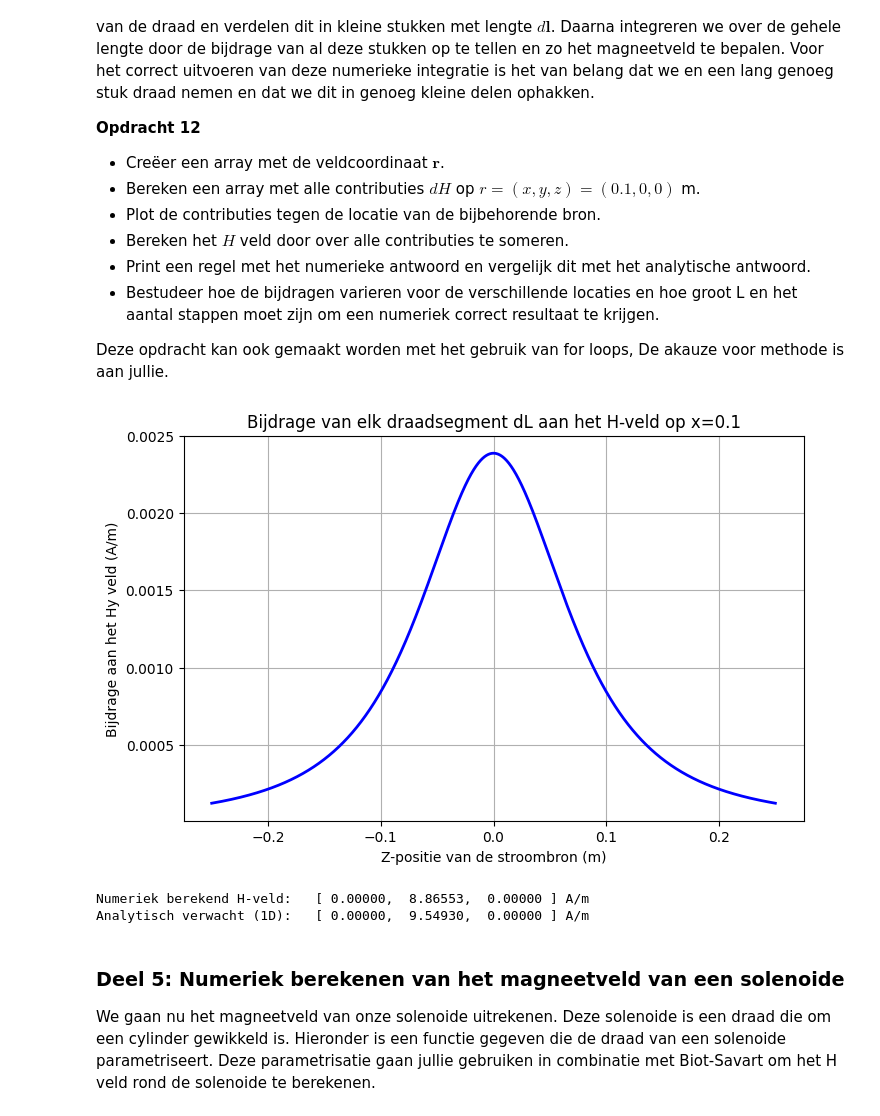
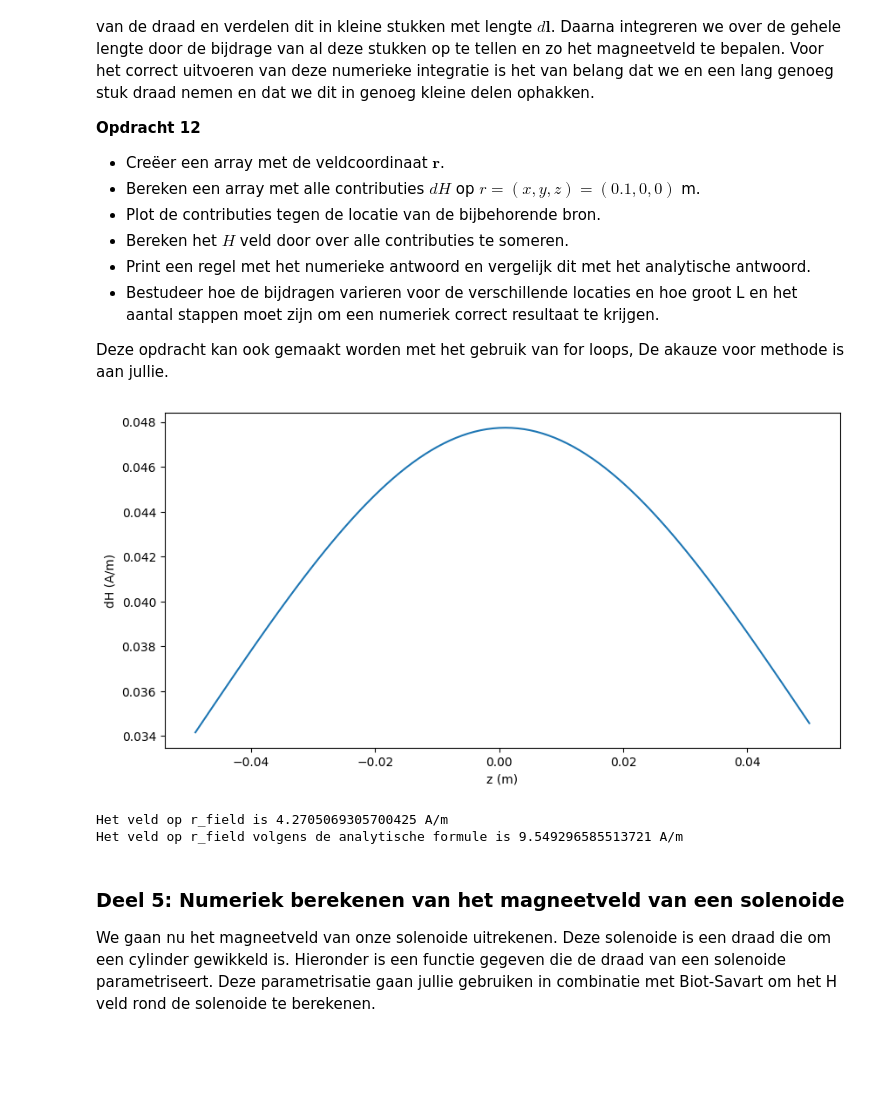
Before and after one commit to tak-max/opdrachten-DEF-D, a Jupyter notebook: DigitaleOntwerpopdrachten/1CondensatorOpdracht/KrachtactuatorOpdracht.ipynb, the cells around one changed output. Saved outputs shown, nothing was run; the diff lists cells and outputs as text; code cells hidden in the pictures; blank space fills up the shorter version.

```diff
--- a/DigitaleOntwerpopdrachten/1CondensatorOpdracht/KrachtactuatorOpdracht.ipynb
+++ b/DigitaleOntwerpopdrachten/1CondensatorOpdracht/KrachtactuatorOpdracht.ipynb
@@ -417,53 +411,37 @@ Nu gaan we met behulp van de numerieke implementatie van de wet van Biot-Savart
 * Bestudeer hoe de bijdragen varieren voor de verschillende locaties en hoe groot L en het aantal stappen moet zijn om een numeriek correct resultaat te krijgen.
 
 Deze opdracht kan ook gemaakt worden met het gebruik van for loops, De akauze voor methode is aan jullie.
-# %%
-import numpy as np
-import matplotlib.pyplot as plt
-
-I = 6.0                 #(Ampère)
-r_field = np.array([0.1, 0, 0])  # De locatie waar we het veld meten
-
-L_tot = 0.5            # (m)
-N_steps = 10000
-
-z_bron = np.linspace(-L_tot/2, L_tot/2, N_steps)
-dz = L_tot / N_steps    # De lengte van één zo'n klein stukje draad
-dl = np.array([0, 0, dz]) # De vector-versie van dz (draad loopt langs de z-as)
-
-# Hierin gaan we de dH contributies opslaan (N_steps rijen, 3 kolommen voor x,y,z)
-dH_contributies = np.zeros((N_steps, 3))
-
-# --- 2. For-loop: Bereken dH voor elk stukje draad ---
-for i in range(N_steps):
-    r_source = np.array([0, 0, z_bron[i]])
-    # We roepen de functie uit opdracht 11 aan:
-    dH_contributies[i] = field_current_element(r_field, r_source, dl)
-
-# --- 3. Het totale veld berekenen (sommeren) ---
-# We tellen alle kolommen bij elkaar op (axis=0)
-H_totaal = np.sum(dH_contributies, axis=0)
-
-# --- 4. Plotten van de contributies ---
-plt.figure(figsize=(8, 5))
-# We plotten alleen de y-component (index 1), omdat x en z nul zijn
-plt.plot(z_bron, dH_contributies[:, 1], 'b-', linewidth=2)
-plt.title('Bijdrage van elk draadsegment dL aan het H-veld op x=0.1')
-plt.xlabel('Z-positie van de stroombron (m)')
-plt.ylabel('Bijdrage aan het Hy veld (A/m)')
-plt.grid(True)
-plt.show()
-
-# --- 5. Numeriek vs Analytisch printen ---
-# Analytisch veld van een ECHT oneindig lange draad: H = I / (2 * pi * r)
-H_analytisch_y = I / (2 * np.pi * 0.1)
-
-print(f"Numeriek berekend H-veld:   [ {H_totaal[0]:.5f},  {H_totaal[1]:.5f},  {H_totaal[2]:.5f} ] A/m")
-print(f"Analytisch verwacht (1D):   [ 0.00000,  {H_analytisch_y:.5f},  0.00000 ] A/m")
-# %% [output]
-[figure, removed]
-Numeriek berekend H-veld:   [ 0.00000,  8.86553,  0.00000 ] A/m
-Analytisch verwacht (1D):   [ 0.00000,  9.54930,  0.00000 ] A/m
+# %%
+r_field=np.array([0.1, 0, 0])
+D = 100
+dl = np.array([0, 0, L_draad/D])
+r_source = np.array([0, 0, -L_draad/2]) # om ervoor te zorgen dat de numerieke berekening klopt moeten we symmetrische rondom het veld element de berekeningen uitvoeren
+
+dH_array = []
+r_source_array = []
+
+for i in range(D):
+    dH = field_current_element(r_field, r_source, dl)
+    dH_array = np.append(dH_array, dH[1])
+    r_source = r_source + dl
+    r_source_array = np.append(r_source_array, r_source[2])
+
+plt.figure(figsize=(10,5))
+plt.plot(r_source_array, dH_array)
+plt.xlabel('z (m)')
+plt.ylabel('dH (A/m)')
+plt.show()
+
+H_field = np.sum(dH_array)
+print('Het veld op r_field is ' + str(H_field) + ' A/m')
+
+H_field_analytisch = I / (2 * np.pi *0.1)
+
+print('Het veld op r_field volgens de analytische formule is ' + str(H_field_analytisch) + ' A/m')
+# %% [output]
+[figure, added]
+Het veld op r_field is 4.2705069305700425 A/m
+Het veld op r_field volgens de analytische formule is 9.549296585513721 A/m
 # %% [markdown]
 ### Deel 5: Numeriek berekenen van het magneetveld van een solenoide
 
```
Also changed, not shown: parts of 13 cells of this notebook.
